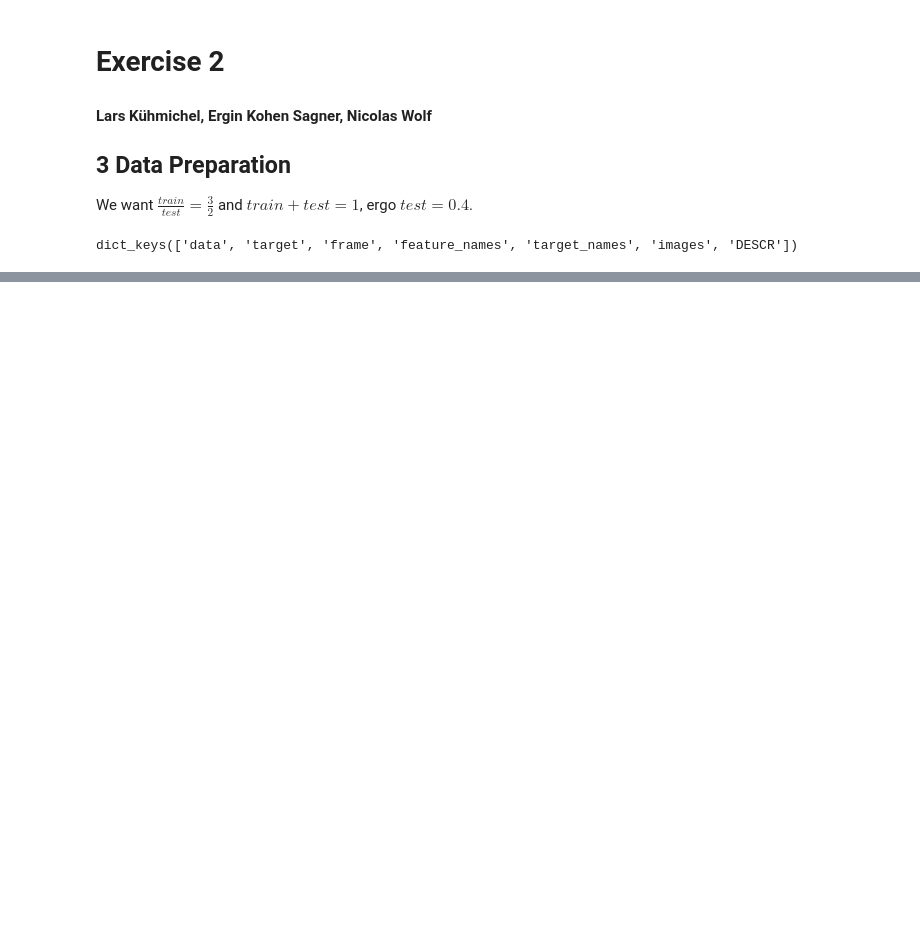
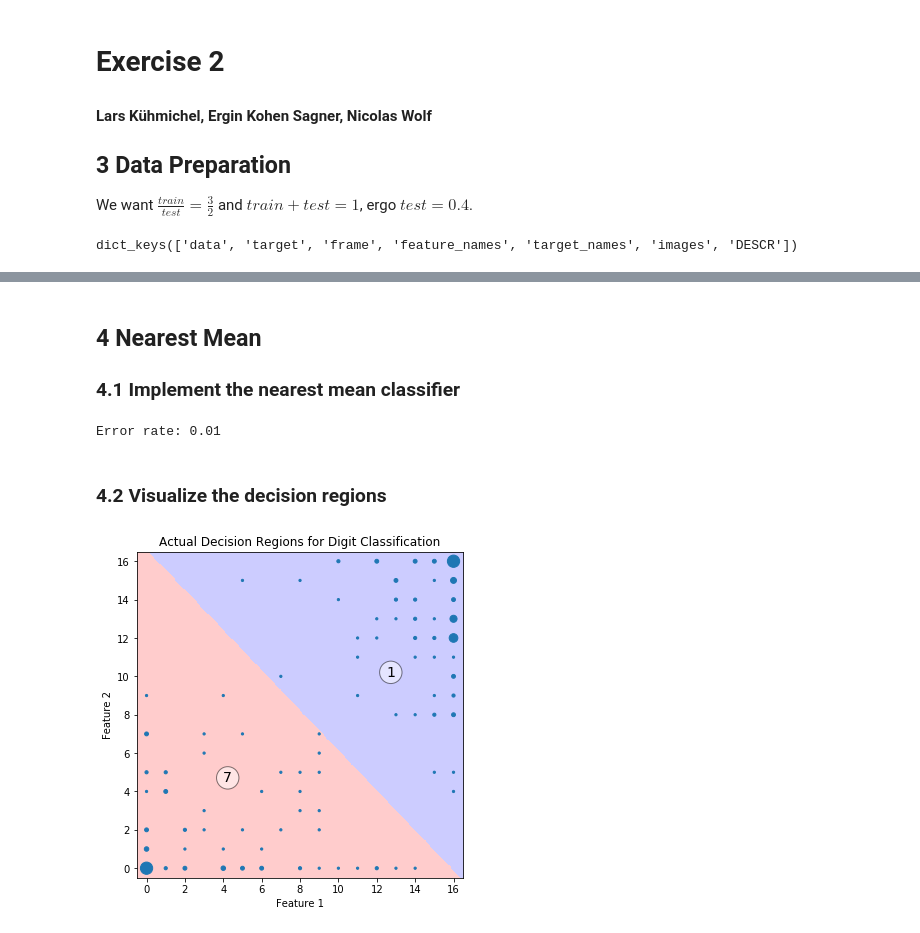
Before and after one commit to LarsKue/FML, a Jupyter notebook: ex02/qda-lda.ipynb, the cells around one changed output, grey strips where cells are left out. Saved outputs shown, nothing was run; the diff lists cells and outputs as text; code cells hidden in the pictures; blank space fills up the shorter version.

```diff
--- a/ex02/qda-lda.ipynb
+++ b/ex02/qda-lda.ipynb
@@ -121,7 +125,7 @@ plt.fill_between(line_x, -5, line_y, alpha=0.2, label="Class 1")
 plt.fill_between(line_x, line_y, 20, alpha=0.2, label="Class 2")
 
 
-unique, counts = np.unique(reduced_x, axis=1, return_counts=True)
+unique, counts = np.unique(reduced_x.T, axis=1, return_counts=True)
 
 plt.plot(line_x, line_y, label="Decision Boundary Example", color="red")
 plt.scatter(unique[0], unique[1], s=5 * counts)
@@ -151,2 +141,79 @@ plt.show()
 [figure]
+# %% [markdown]
+## 4 Nearest Mean
+### 4.1 Implement the nearest mean classifier
+# %%
+from scipy.spatial import distance
+
+training_features = reduce_dimensions(x_train)
+training_labels = y_train
+test_features = reduce_dimensions(x_test)
+test_labels = y_test
+
+
+class NearestMeanClassifier:
+    def __init__(self, features, labels):
+        self.features = features
+        self.labels = labels
+
+        # save unique labels and their respective feature-space centroids
+        self.ulabels = np.unique(self.labels)
+        self.centroids = np.array([np.mean(self.features[self.labels == l], axis=0)
+                                   for l in self.ulabels])
+
+    def distances(self, data):
+        """
+        Calculate the distance from each feature to every centroid and return as matrix
+        For n unique centroids and m instances in data,
+        this returns a matrix of shape n x m
+        """
+        diff = self.centroids[np.newaxis,] - data[:,np.newaxis]
+        return np.linalg.norm(diff, axis=-1)
+
+
+    def predict(self, data):
+        distances = self.distances(data)
+        # return the label for the centroid with least distance
+        return self.ulabels[np.argmin(distances, axis=-1)]
+
+
+nmc = NearestMeanClassifier(training_features, training_labels)
+
+predictions = nmc.predict(test_features)
+
+# check error rate
+incorrect = predictions != test_labels
+error = np.sum(incorrect) / len(incorrect)
+print(f"Error rate: {error:.2f}")
+# %% [output]
+Error rate: 0.01
+# %% [markdown]
+### 4.2 Visualize the decision regions
+# %%
+n = 500
+extent = [-5, 20]
+x = y = np.linspace(*extent, n)
+xy = np.stack(np.meshgrid(x, y), axis=-1)
+
+plot_data = nmc.predict(np.reshape(xy, (n ** 2, 2))).reshape((n, n))
+
+plt.figure(figsize=(6, 6))
+
+plt.imshow(plot_data, extent=2 * extent, origin="lower", cmap="bwr", alpha=0.2)
+plt.scatter(unique[0], unique[1], s=5 * counts)
+plt.xlabel("Feature 1")
+plt.ylabel("Feature 2")
+plt.xlim(-0.5, 16.5)
+plt.ylim(-0.5, 16.5)
+bbox = {
+    "boxstyle": "circle",
+    "facecolor": "white",
+    "alpha": 0.5
+}
+plt.text(4, 4.5, "7", fontsize=14, bbox=bbox)
+plt.text(12.5, 10, "1", fontsize=14, bbox=bbox)
+plt.title("Actual Decision Regions for Digit Classification")
+plt.show()
+# %% [output]
+[figure, added]
 # %% [markdown]
```
Also changed, not shown: parts of 9 cells of this notebook.
